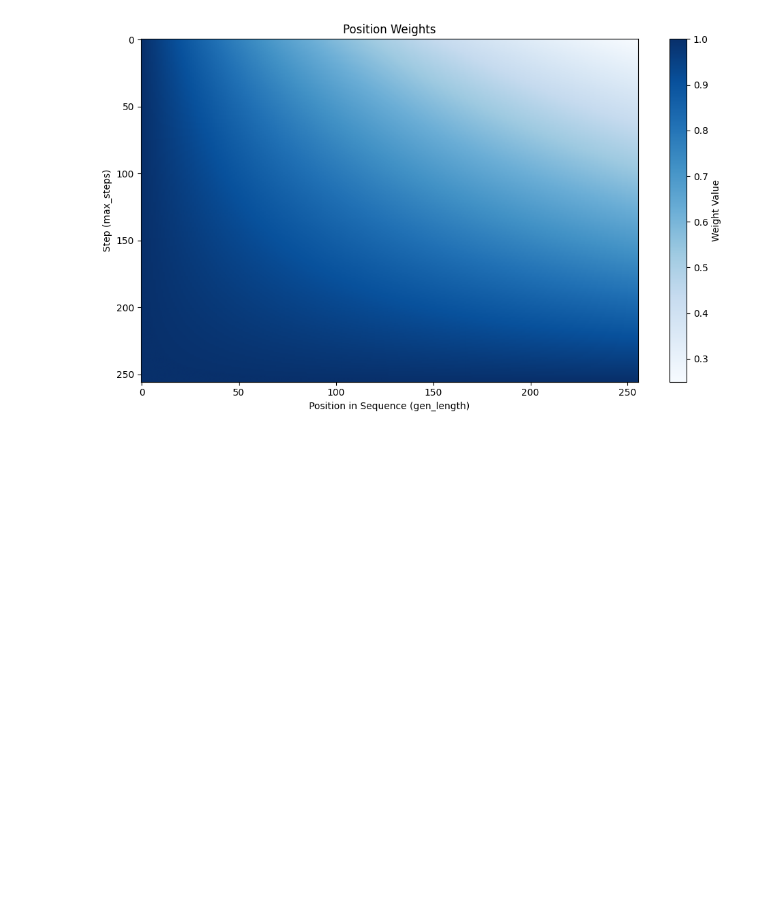
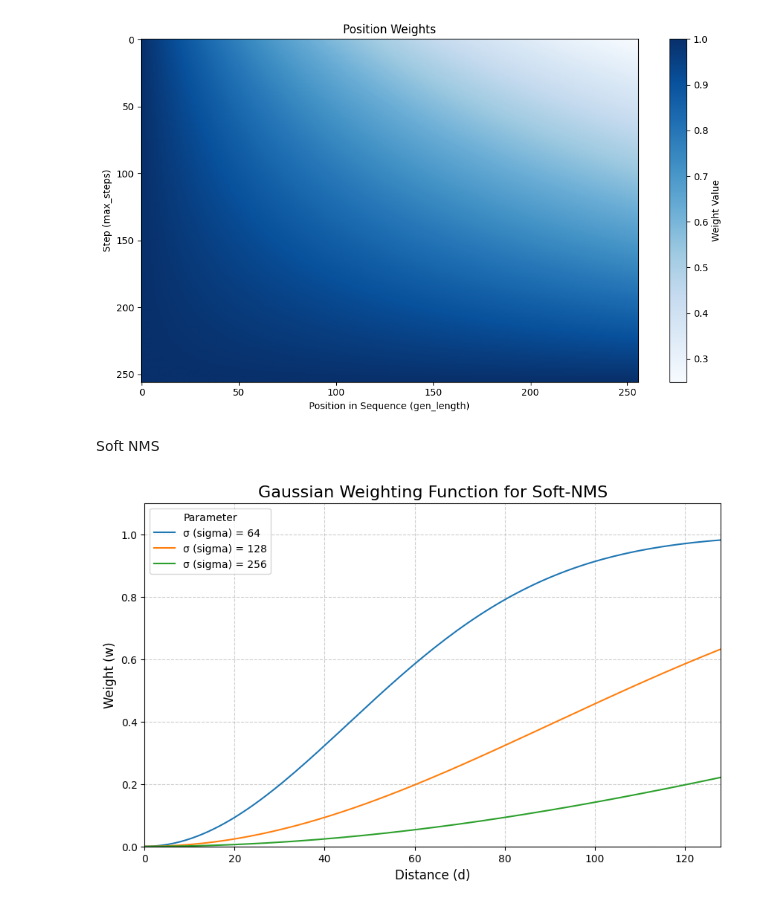
Before and after one commit to monash-yann/dllm-research, a Jupyter notebook: visualization/seek.ipynb, the cells around one changed output. Saved outputs shown, nothing was run; the diff lists cells and outputs as text; code cells hidden in the pictures; blank space fills up the shorter version.

```diff
--- a/visualization/seek.ipynb
+++ b/visualization/seek.ipynb
@@ -70,3 +70,43 @@ plt.tight_layout()
 plt.show()
 # %% [output]
 [figure]
+# %% [markdown]
+Soft NMS
+# %%
+import numpy as np
+import matplotlib.pyplot as plt
+
+def gaussian_weights(d, sigma):
+    """
+    计算高斯权重函数
+    w(d) = exp(-d^2 / sigma^2)
+    """
+    return 1 - np.exp(-np.power(d, 2) / (sigma**2))
+
+# 1. 定义距离范围 (x轴)
+distances = np.linspace(0, 256, 200) # 生成200个点以绘制平滑曲线
+
+# 2. 设置不同的 sigma 值进行对比
+sigmas = [64, 128, 256]
+
+# 3. 创建图形
+plt.figure(figsize=(10, 6))
+
+# 4. 对每个 sigma 值进行计算和绘图
+for sigma in sigmas:
+    weights = gaussian_weights(distances, sigma)
+    plt.plot(distances, weights, label=f'σ (sigma) = {sigma}')
+
+# 5. 设置图形的样式和标签
+plt.title('Gaussian Weighting Function for Soft-NMS', fontsize=16)
+plt.xlabel('Distance (d)', fontsize=12)
+plt.ylabel('Weight (w)', fontsize=12)
+plt.legend(title='Parameter', fontsize=10)
+plt.grid(True, linestyle='--', alpha=0.6)
+plt.ylim(0, 1.1) # 设置y轴范围，让图形更清晰
+plt.xlim(0, 128) # 设置x轴范围
+
+# 6. 显示图形
+plt.show()
+# %% [output]
+[figure, added]
```
Also changed, not shown: 8 other files.
